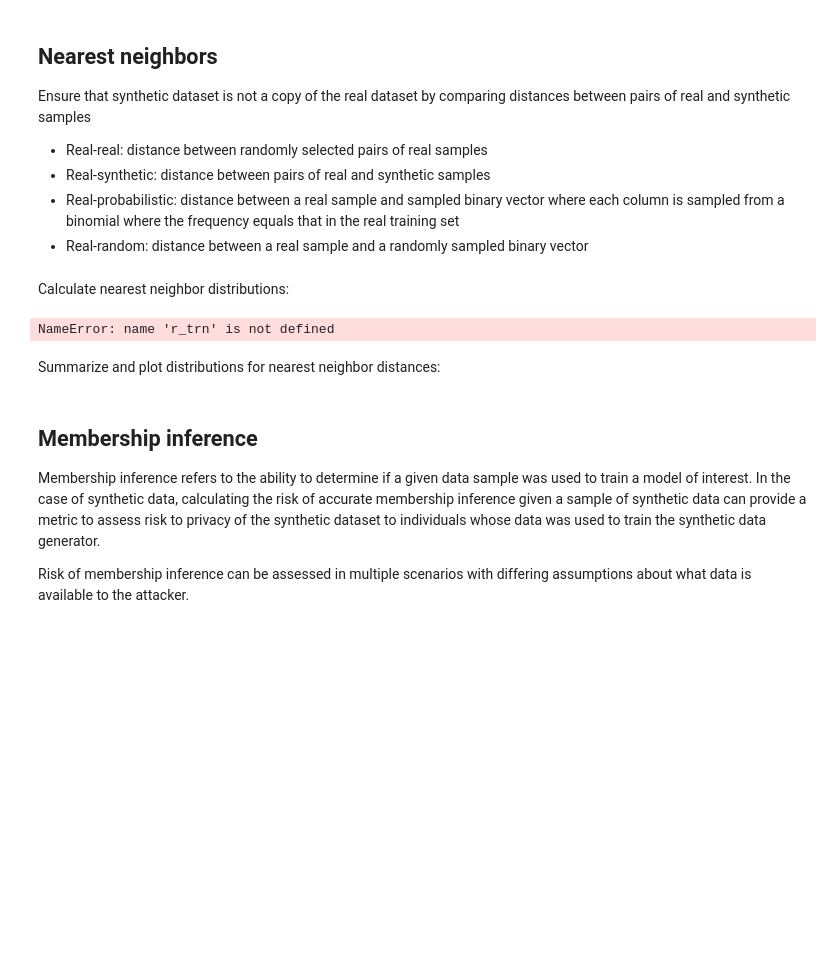
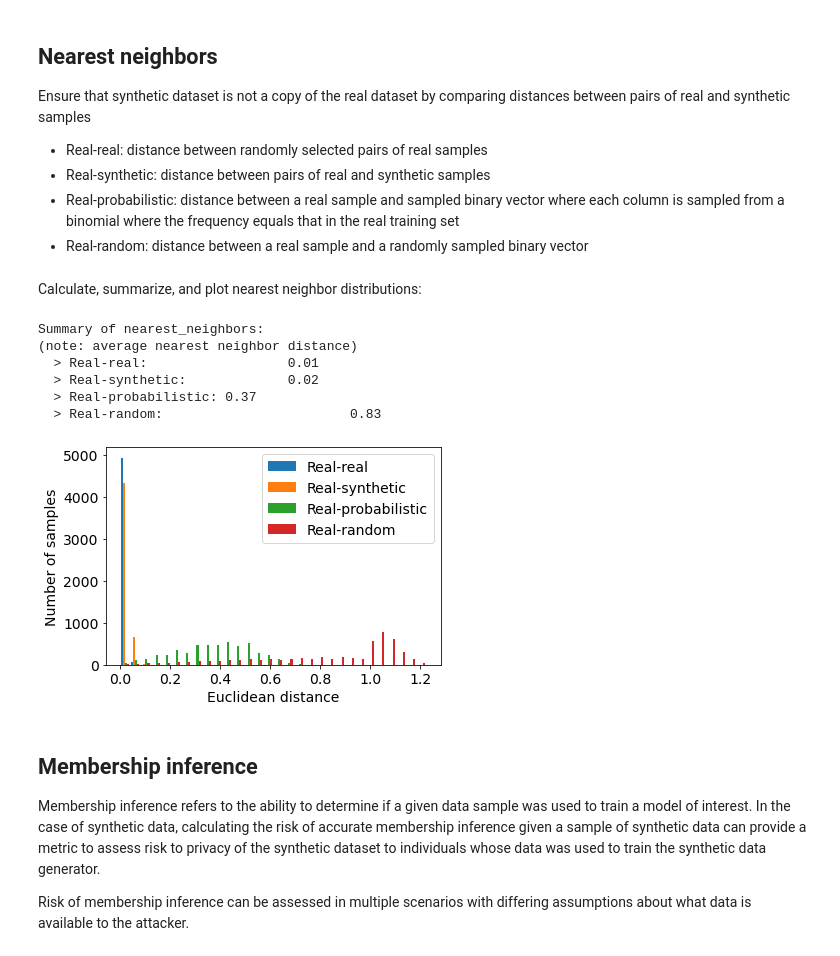
Before and after one commit to Innovate-For-Health/absehrd, a Jupyter notebook: absehrd_demo.ipynb, the cells around one changed output. Saved outputs shown, nothing was run; the diff lists cells and outputs as text; code cells hidden in the pictures; blank space fills up the shorter version.

Commit message:
increase efficiency of nearest neighbors calc.

```diff
--- a/absehrd_demo.ipynb
+++ b/absehrd_demo.ipynb
@@ -236,22 +236,24 @@ Ensure that synthetic dataset is not a copy of the real dataset by comparing dis
 * Real-probabilistic: distance between a real sample and sampled binary vector where each column is sampled from a binomial where the frequency equals that in the real training set
 * Real-random: distance between a real sample and a randomly sampled binary vector
 # %% [markdown]
-Calculate nearest neighbor distributions:
+Calculate, summarize, and plot nearest neighbor distributions:
-# %%
-n_nn_sample = 100
-dist_metric = 'euclidean'
-n_decimal=2
-
-idx_r = np.random.randint(low=0, high=len(r_trn), size=min((len(r_trn), n_nn_sample)))
-idx_s = np.random.randint(low=0, high=len(s), size=min((len(s), n_nn_sample)))
-res_nn = pri.assess_memorization(r[idx_r,:], s[idx_s,:], metric=dist_metric)
-# %% [output]
-NameError: name 'r_trn' is not defined
-# %% [markdown]
-Summarize and plot distributions for nearest neighbor distances:
 # %%
+res_nn = pri.assess_memorization(x_trn,
+                                 f['x'],
+                                 missing_value=missing_value,
+                                 header=names,
+                                 metric='euclidean',
+                                 debug=False)
 print(pri.summarize(res_nn, analysis='nearest_neighbors'))
 res_plt = pri.plot(res_nn, analysis='nearest_neighbors')
+# %% [output]
+Summary of nearest_neighbors:
+(note: average nearest neighbor distance)
+  > Real-real:                  0.01
+  > Real-synthetic:             0.02
+  > Real-probabilistic: 0.37
+  > Real-random:                        0.83
+[figure, added]
 # %% [markdown]
 ## Membership inference
 Membership inference refers to the ability to determine if a given data sample was used to train a model of interest.  In the case of synthetic data, calculating the risk of accurate membership inference given a sample of synthetic data can provide a metric to assess risk to privacy of the synthetic dataset to individuals whose data was used to train the synthetic data generator.
```
Also changed, not shown: parts of 8 cells of this notebook, 1 other file.
